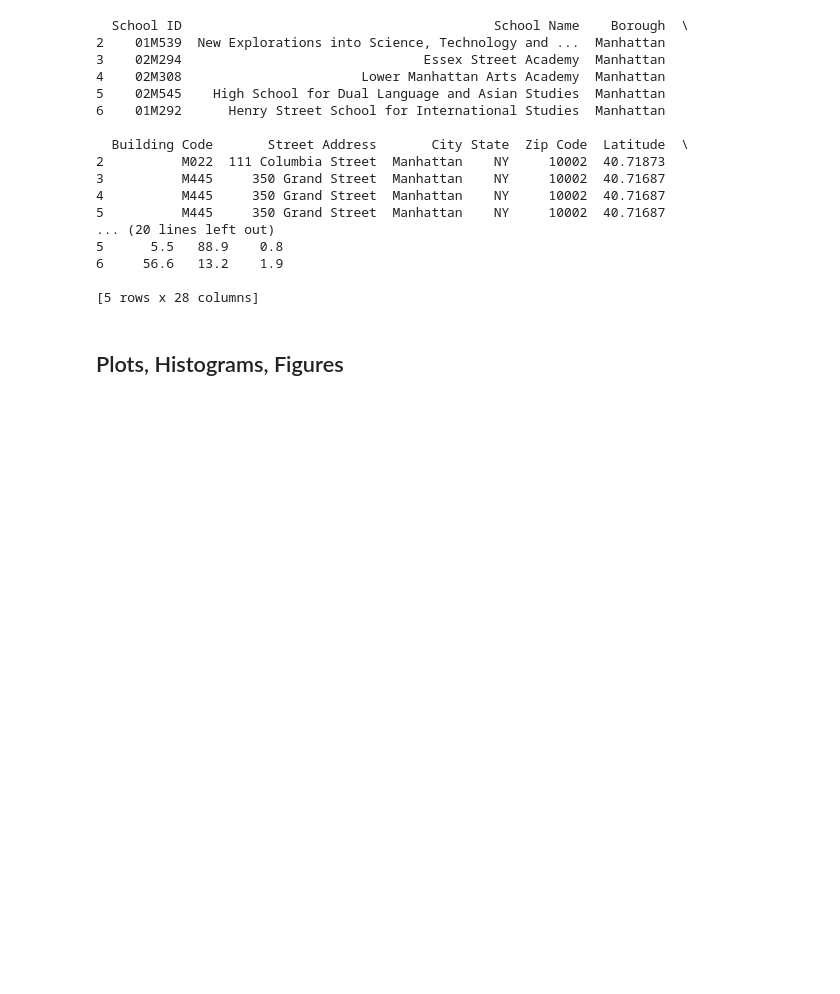
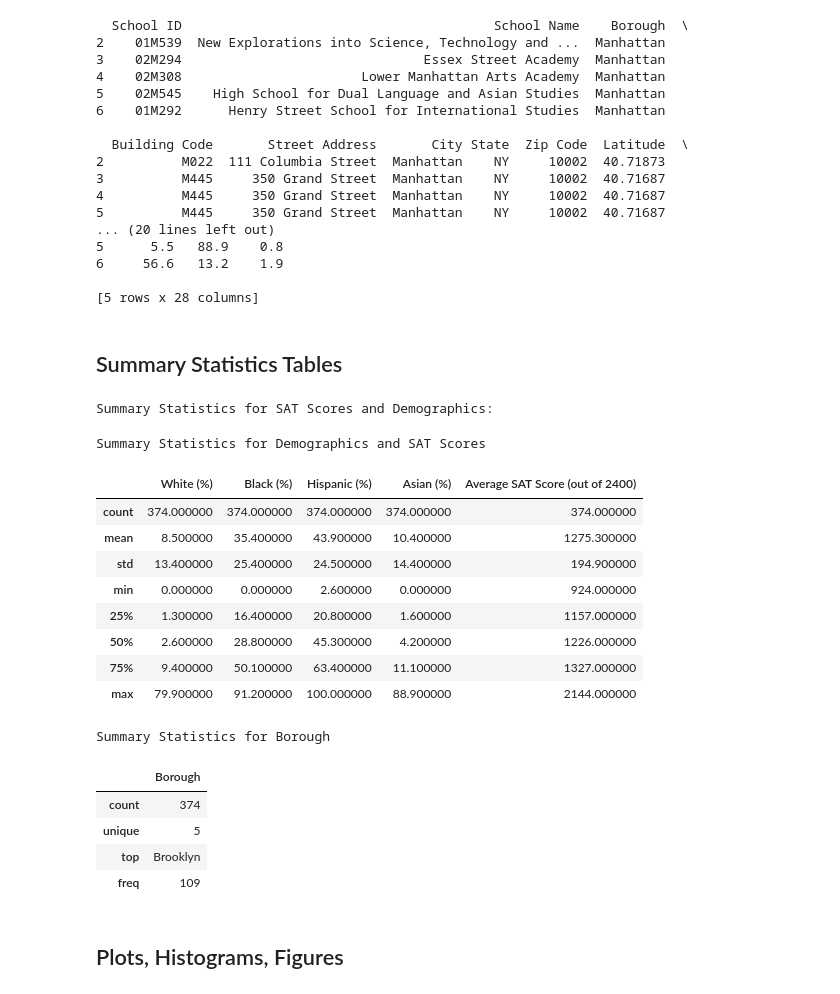
Before and after one commit to ECO225-W2024/project-one-code-hannahyu07, a Jupyter notebook: Project 1 Code.ipynb, the cells around one changed output. Saved outputs shown, nothing was run; the diff lists cells and outputs as text; code cells hidden in the pictures; blank space fills up the shorter version.

Commit message:
Generated informative summary statistics table

```diff
--- a/Project 1 Code.ipynb
+++ b/Project 1 Code.ipynb
@@ -180,6 +180,60 @@ print(cleaned_score.head())
 6     56.6   13.2    1.9
 
 [5 rows x 28 columns]
+# %% [markdown]
+## Summary Statistics Tables
+# %%
+# Calculate summary statistics for variables of interest
+summary_stats = cleaned_score[['White', 'Black', 'Hispanic', 'Asian', 'Total Average Score']].describe()
+summary_stats = summary_stats.round(1)
+# Rename columns and add '%' symbol
+summary_stats.rename(columns={
+    'White': 'White (%)',
+    'Black': 'Black (%)',
+    'Hispanic': 'Hispanic (%)',
+    'Asian': 'Asian (%)',
+    'Total Average Score': 'Average SAT Score (out of 2400)'
+}, inplace=True)
+# Customize styling for the summary statistics table
+summary_stats_styled = summary_stats.style.format({
+    'White (%)': '{:.1f}%',
+    'Black (%)': '{:.1f}%',
+    'Hispanic (%)': '{:.1f}%',
+    'Asian (%)': '{:.1f}%',
+    'Average SAT Score (out of 2400)': '{:.1f}'
+})
+summary_stats_styled = summary_stats.style.set_caption('Summary Statistics for Demographics and SAT Scores')
+# Display the styled summary statistics table
+print("Summary Statistics for SAT Scores and Demographics:")
+display(summary_stats_styled)
+
+# Calculate summary statistics for the 'Borough' column
+summary_borough = cleaned_score[['Borough']].describe()
+
+# Customize styling for the 'Borough' summary table
+summary_borough_styled = summary_borough.style.set_caption('Summary Statistics for Borough')
+
+# Display the styled 'Borough' summary table
+#print("\nSummary Statistics for Borough:")
+display(summary_borough_styled)
+# %% [output]
+Summary Statistics for SAT Scores and Demographics:
+Summary Statistics for Demographics and SAT Scores
+|  | White (%) | Black (%) | Hispanic (%) | Asian (%) | Average SAT Score (out of 2400) |
+| count | 374.000000 | 374.000000 | 374.000000 | 374.000000 | 374.000000 |
+| mean | 8.500000 | 35.400000 | 43.900000 | 10.400000 | 1275.300000 |
+| std | 13.400000 | 25.400000 | 24.500000 | 14.400000 | 194.900000 |
+| min | 0.000000 | 0.000000 | 2.600000 | 0.000000 | 924.000000 |
+| 25% | 1.300000 | 16.400000 | 20.800000 | 1.600000 | 1157.000000 |
+| 50% | 2.600000 | 28.800000 | 45.300000 | 4.200000 | 1226.000000 |
+| 75% | 9.400000 | 50.100000 | 63.400000 | 11.100000 | 1327.000000 |
+| max | 79.900000 | 91.200000 | 100.000000 | 88.900000 | 2144.000000 |
+Summary Statistics for Borough
+|  | Borough |
+| count | 374 |
+| unique | 5 |
+| top | Brooklyn |
+| freq | 109 |
 # %% [markdown]
 ## Plots, Histograms, Figures
 # %%
```
